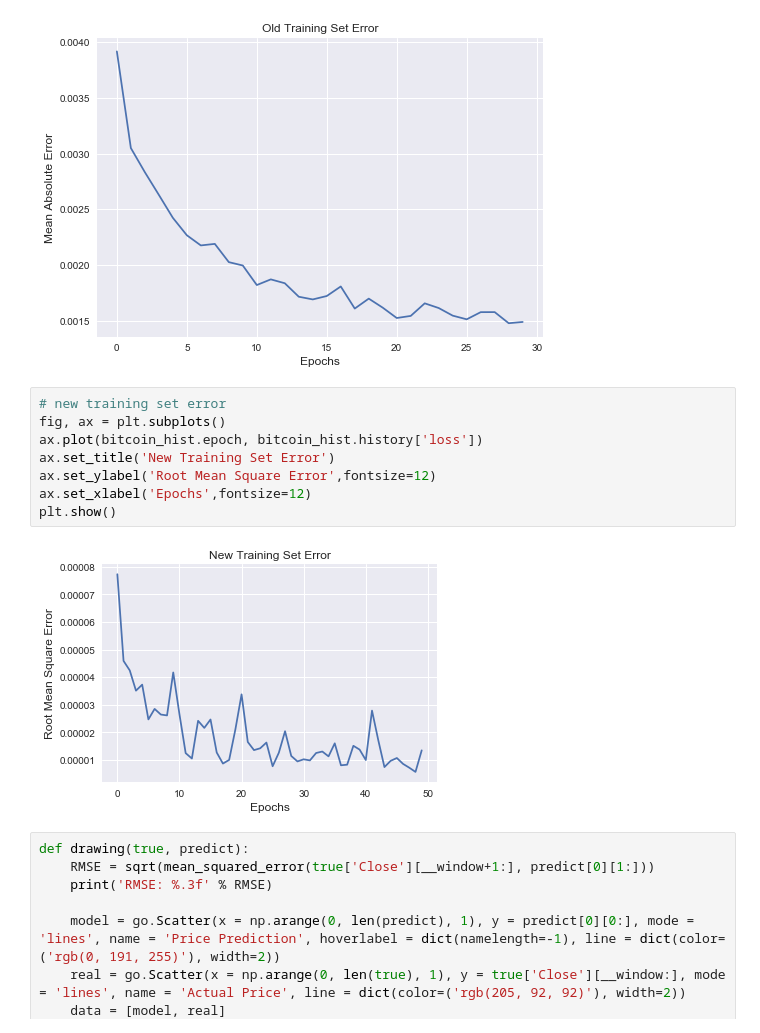
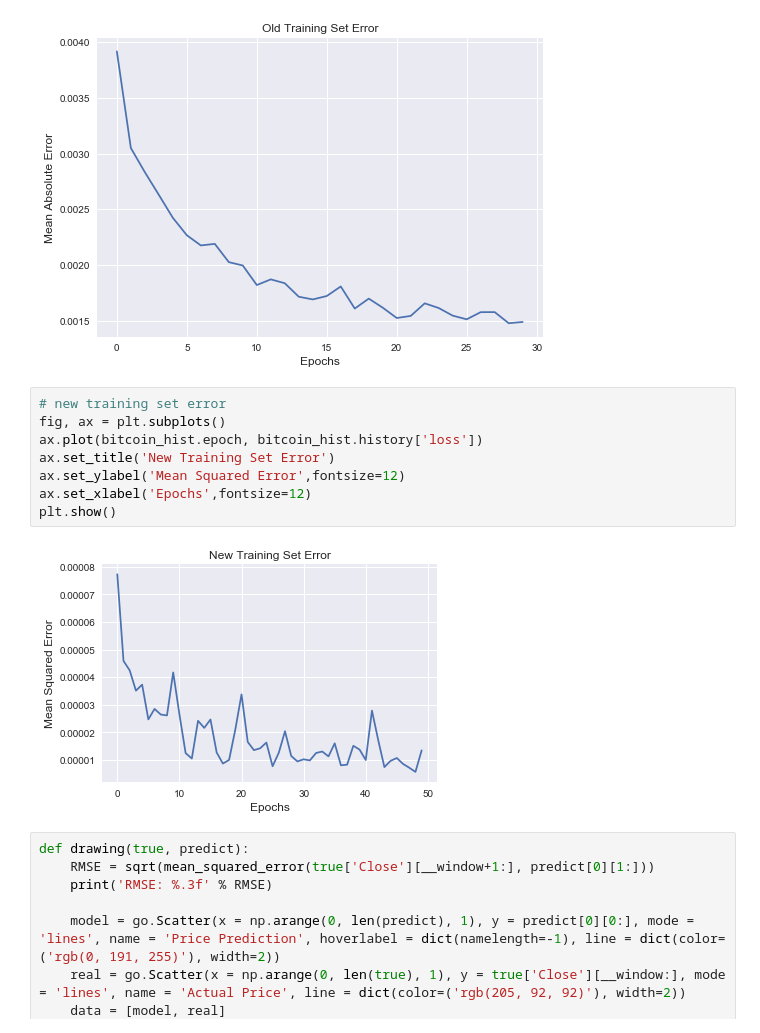
Before and after one commit to zemra-labs/ds-coin-predictions, a Jupyter notebook: cryptocurrency_predict2.ipynb, the cells around one changed output. Saved outputs shown, nothing was run; the diff lists cells and outputs as text.

Commit message:
mean sq error

```diff
--- a/cryptocurrency_predict2.ipynb
+++ b/cryptocurrency_predict2.ipynb
@@ -305,13 +305,13 @@ plt.show()
 # %%
 # new training set error
 fig, ax = plt.subplots()
 ax.plot(bitcoin_hist.epoch, bitcoin_hist.history['loss'])
 ax.set_title('New Training Set Error')
-ax.set_ylabel('Root Mean Square Error',fontsize=12)
+ax.set_ylabel('Mean Squared Error',fontsize=12)
 ax.set_xlabel('Epochs',fontsize=12)
 plt.show()
 # %% [output]
-[figure, old version]
+[figure, new version]
 # %%
 def drawing(true, predict):
     RMSE = sqrt(mean_squared_error(true['Close'][__window+1:], predict[0][1:]))
```
